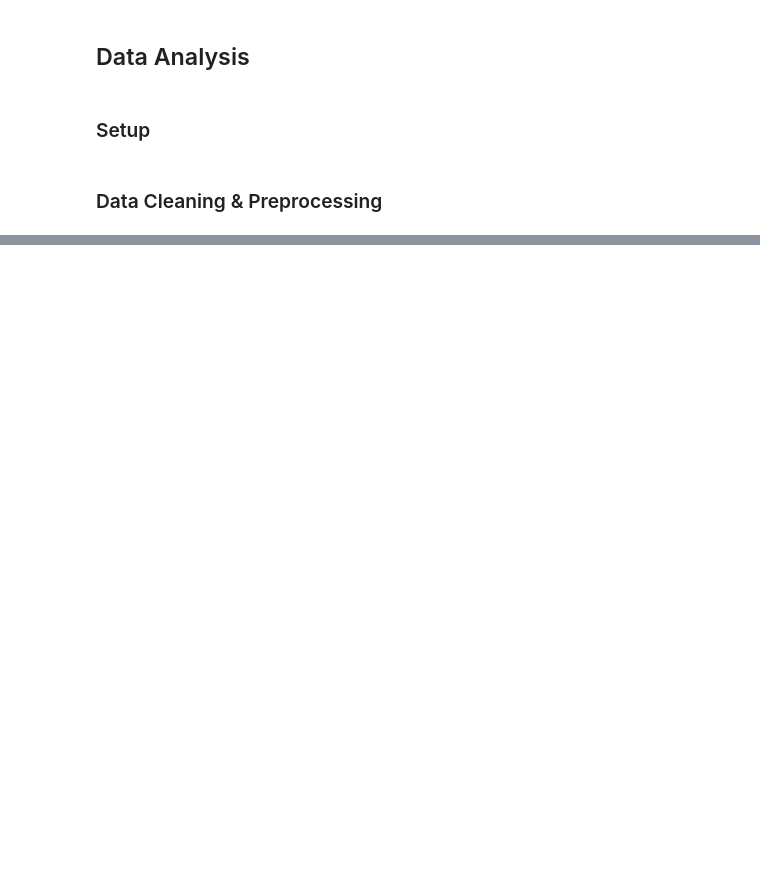
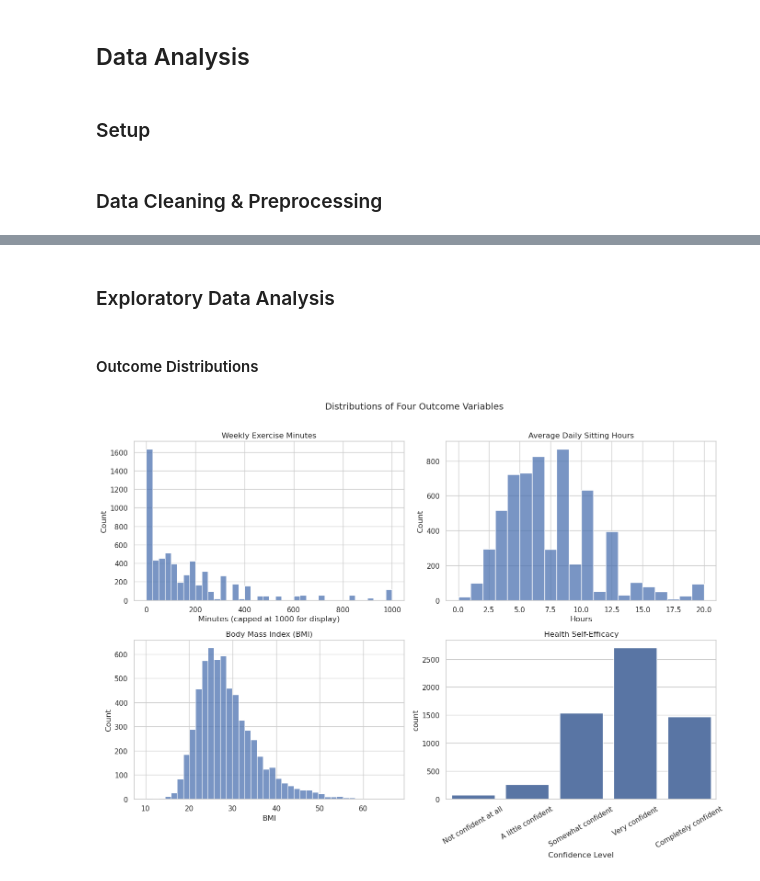
Before and after one commit to COGS108/Group-SP26-104, a Jupyter notebook: 03-FinalProject.ipynb, the cells around one changed output, grey strips where cells are left out. Cells and saved outputs as stored; diff of their text form; code cells hidden in the pictures; blank space fills up the shorter version.

```diff
--- a/03-FinalProject.ipynb
+++ b/03-FinalProject.ipynb
@@ -948,0 +225,11 @@ Overall, the findings suggest that wearable fitness trackers are related to phys
+# %%
+wearable_map = {1: 'Uses Wearable', 2: 'Used Previously', 3: 'Never Used'}
+hints_clean['Wearable_Label'] = hints_clean['Wearable'].map(wearable_map)
+
+wearable_order = ['Never Used', 'Used Previously', 'Uses Wearable']
+hints_clean['Wearable_Label'] = pd.Categorical(
+    hints_clean['Wearable_Label'], categories = wearable_order, ordered = True
+)
+
+print("Wearable use distribution:")
+print(hints_clean['Wearable_Label'].value_counts())
@@ -948,0 +305,11 @@ Overall, the findings suggest that wearable fitness trackers are related to phys
+# %%
+hints_clean['Log_Exercise'] = np.log1p(hints_clean['Exercise_Minutes'])
+hints_clean['Exercise_Capped'] = hints_clean['Exercise_Minutes'].clip(upper = 1000)
+print("Final dataset shape:", hints_clean.shape)
+print("\nMissing values:")
+print(hints_clean[['Wearable', 'Exercise_Minutes', 'Sitting_Hours', 'BMI',
+                    'Self_Efficacy_R', 'General_Health', 'PHQ4', 'Age',
+                    'Sex', 'Income', 'Education', 'Survey_Weight']].isna().sum())
+
+print("\nOutcome variable summaries:")
+print(hints_clean[['Exercise_Minutes', 'Sitting_Hours', 'BMI', 'Self_Efficacy_R']].describe().round(2))
@@ -948,0 +336,29 @@ Overall, the findings suggest that wearable fitness trackers are related to phys
+# %% [markdown]
+### Exploratory Data Analysis
+# %% [markdown]
+#### Outcome Distributions
+# %%
+fig, axes = plt.subplots(2, 2, figsize = (14, 10))
+
+sns.histplot(data = hints_clean, x = 'Exercise_Capped', bins = 40, ax = axes[0, 0])
+axes[0, 0].set_title('Weekly Exercise Minutes')
+axes[0, 0].set_xlabel('Minutes (capped at 1000 for display)')
+
+sns.histplot(data = hints_clean, x = 'Sitting_Hours', bins = 20, ax = axes[0, 1])
+axes[0, 1].set_title('Average Daily Sitting Hours')
+axes[0, 1].set_xlabel('Hours')
+
+sns.histplot(data = hints_clean, x = 'BMI', bins = 40, ax = axes[1, 0])
+axes[1, 0].set_title('Body Mass Index (BMI)')
+axes[1, 0].set_xlabel('BMI')
+
+sns.countplot(data = hints_clean, x = 'SelfEfficacy_Label', order = selfeff_order, ax = axes[1, 1])
+axes[1, 1].set_title('Health Self-Efficacy')
+axes[1, 1].set_xlabel('Confidence Level')
+axes[1, 1].tick_params(axis = 'x', rotation = 30)
+
+plt.suptitle('Distributions of Four Outcome Variables', fontsize = 14, y = 1.01)
+plt.tight_layout()
+plt.show()
+# %% [output]
+[figure, added]
```
Also changed, not shown: parts of 105 cells of this notebook, 2 other files.
